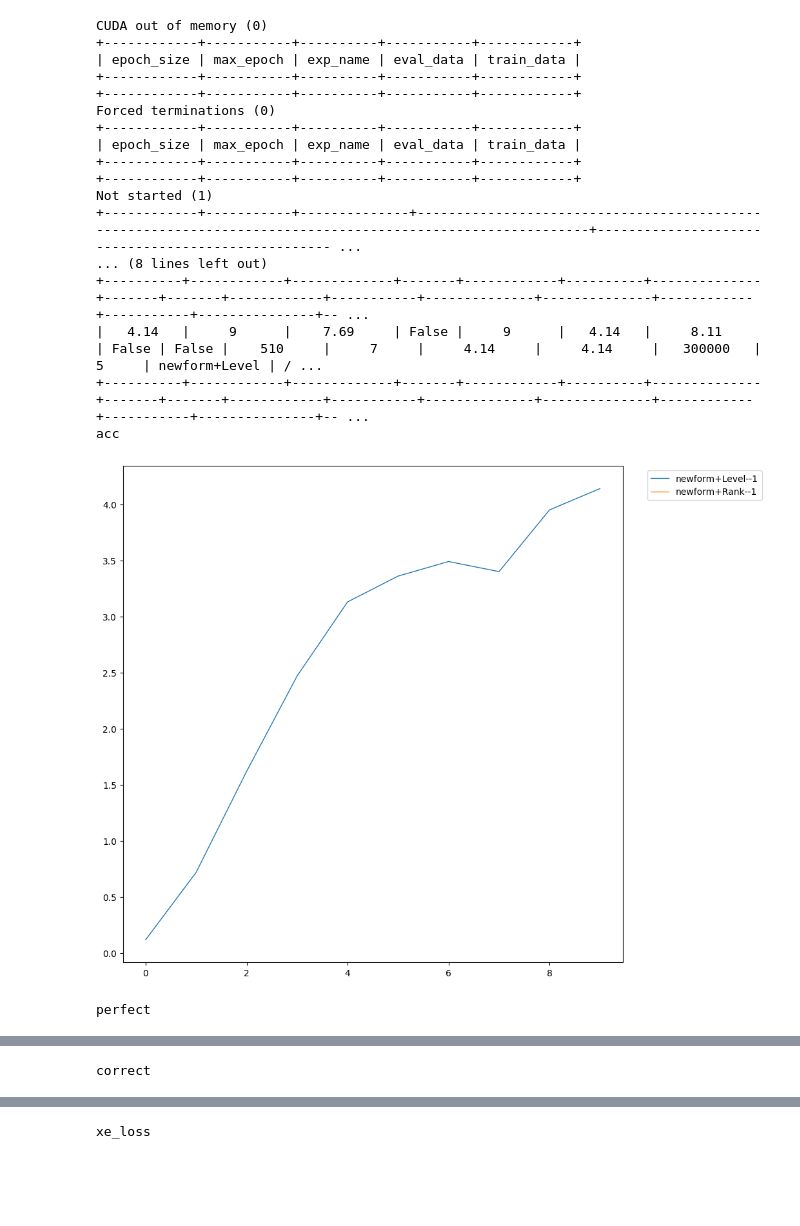
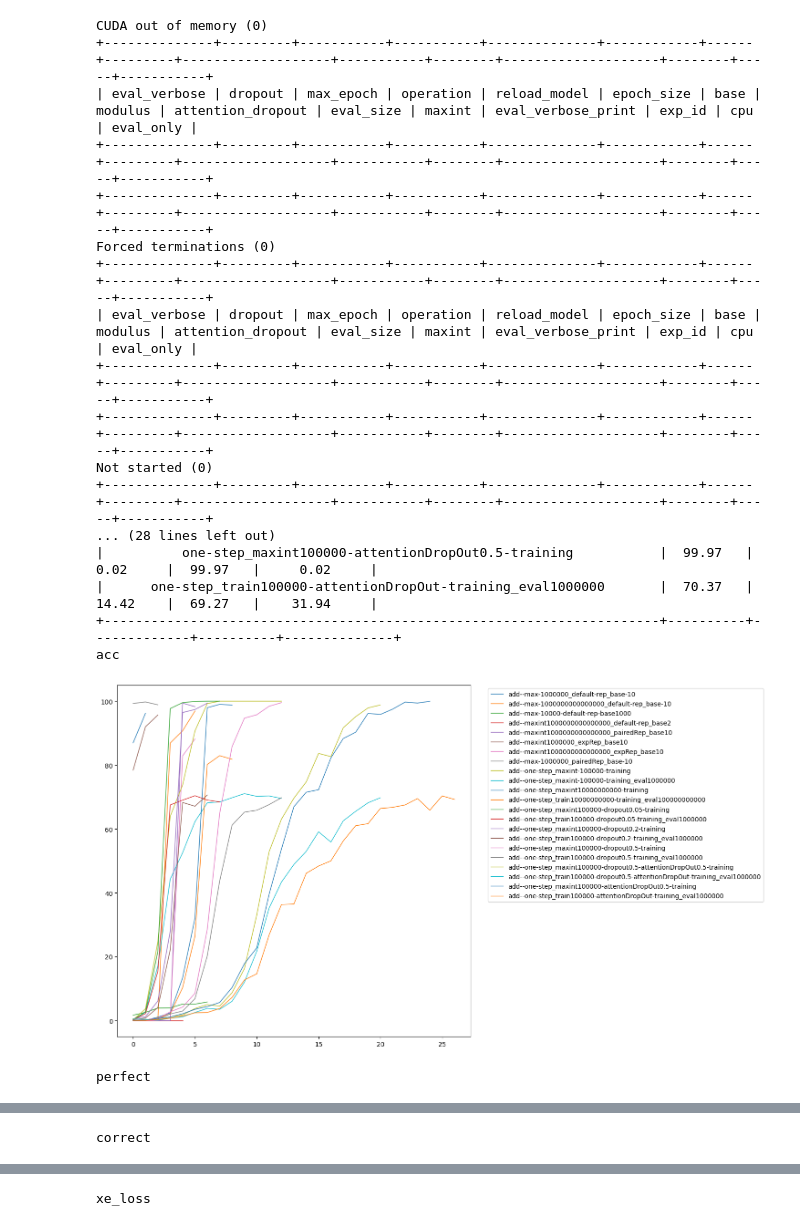
Before and after one commit to Jqiu149/Int2Int, a Jupyter notebook: tools/ReadXP.ipynb, the cells around one changed output, grey strips where cells are left out. Drawn from its saved outputs; the diff is of its cells as text; code cells hidden in the pictures; blank space fills up the shorter version.

```diff
--- a/tools/ReadXP.ipynb
+++ b/tools/ReadXP.ipynb
@@ -27,7 +27,7 @@ from operator import itemgetter
 path = '/content/drive/MyDrive/example+trained_model_data/'
 stderr_path= ""
 
-xp_env = []
+xp_env = ["add"]
 
 indicator = "valid_arithmetic"
 
@@ -319,7 +326,7 @@ import numpy as np
 def compose(f,g):
     return lambda x : f(g(x))
 
-def print_table(data, args, sort=False):
+def print_table(data, args, sort=False, tablefmt = "pretty"):
     res = []
     for d in data:
         line = [d[v] if v in d else None for v in args]
@@ -418,46 +425,55 @@ print_table(unstartedtab, var_args)
 crypto = False
 runargs = ["best_acc", "best_epoch","best_xeloss",  "ended", "last_epoch", "last_acc", "last_xe_loss","nans", "error", "train_time", "eval_time"]
 runargs.extend(["best_correct", "best_perfect"])
 for v in var_args:
     runargs.append(v)
 runningtab = [d for d in fdata if "last_epoch" in d and d["last_epoch"] >= 0]
 print(f"Running experiments ({len(runningtab)})")
 
 #splits = ['n_enc_layers','dec_emb_dim','reload_size']
 #xp_stats(fdata, splits, 'best_acc',90.0)
 print()
 
+
+
+
+
+# if we want custom runarrgs/table outputs uncomment below ig
+# runargs = ["exp_id", "best_acc", "best_xeloss", "last_acc", "last_xe_loss"]
+# print_table(runningtab, runargs, sort=False, tablefmt = "latex")
+
+
 print_table(runningtab, runargs, sort=True)
 
 training_curve(fdata, "acc")
 
 training_curve(fdata, "perfect")
 training_curve(fdata, "correct")
 training_curve(fdata, "xe_loss", 0) #, None, 0.9* np.min([x for d in fdata for x in d["xe_loss"] if x >0.0]))
 training_curve(fdata, "train_loss",0,-1)
 
 training_curve(fdata, "acc_6")
 
 
 speed_table(runningtab, runargs, "acc", sort=True,percent=99)
 speed_table(runningtab, runargs, "acc", sort=True,percent=50)
 # %% [output]
 CUDA out of memory (0)
-+------------+-----------+----------+-----------+------------+
-| epoch_size | max_epoch | exp_name | eval_data | train_data |
-+------------+-----------+----------+-----------+------------+
-+------------+-----------+----------+-----------+------------+
++--------------+---------+-----------+-----------+--------------+------------+------+---------+-------------------+-----------+--------+--------------------+--------+-----+-----------+
+| eval_verbose | dropout | max_epoch | operation | reload_model | epoch_size | base | modulus | attention_dropout | eval_size | maxint | eval_verbose_print | exp_id | cpu | eval_only |
++--------------+---------+-----------+-----------+--------------+------------+------+---------+-------------------+-----------+--------+--------------------+--------+-----+-----------+
++--------------+---------+-----------+-----------+--------------+------------+------+---------+-------------------+-----------+--------+--------------------+--------+-----+-----------+
 Forced terminations (0)
-+------------+-----------+----------+-----------+------------+
-| epoch_size | max_epoch | exp_name | eval_data | train_data |
-+------------+-----------+----------+-----------+------------+
-+------------+-----------+----------+-----------+------------+
-Not started (1)
-+------------+-----------+--------------+-----------------------------------------------------------------------------------------------------------+--------------------------------------------------- ...
-... (8 lines left out)
-+----------+------------+-------------+-------+------------+----------+--------------+-------+-------+------------+-----------+--------------+--------------+------------+-----------+---------------+-- ...
-|   4.14   |     9      |    7.69     | False |     9      |   4.14   |     8.11     | False | False |    510     |     7     |     4.14     |     4.14     |   300000   |     5     | newform+Level | / ...
-+----------+------------+-------------+-------+------------+----------+--------------+-------+-------+------------+-----------+--------------+--------------+------------+-----------+---------------+-- ...
++--------------+---------+-----------+-----------+--------------+------------+------+---------+-------------------+-----------+--------+--------------------+--------+-----+-----------+
+| eval_verbose | dropout | max_epoch | operation | reload_model | epoch_size | base | modulus | attention_dropout | eval_size | maxint | eval_verbose_print | exp_id | cpu | eval_only |
++--------------+---------+-----------+-----------+--------------+------------+------+---------+-------------------+-----------+--------+--------------------+--------+-----+-----------+
++--------------+---------+-----------+-----------+--------------+------------+------+---------+-------------------+-----------+--------+--------------------+--------+-----+-----------+
+Not started (0)
++--------------+---------+-----------+-----------+--------------+------------+------+---------+-------------------+-----------+--------+--------------------+--------+-----+-----------+
+... (28 lines left out)
+|          one-step_maxint100000-attentionDropOut0.5-training           |  99.97   |    0.02     |  99.97   |     0.02     |
+|      one-step_train100000-attentionDropOut-training_eval1000000       |  70.37   |    14.42    |  69.27   |    31.94     |
++-----------------------------------------------------------------------+----------+-------------+----------+--------------+
 acc
-[figure, old version]
+[figure, new version]
 perfect
```
Also changed, not shown: parts of 4 cells of this notebook.
